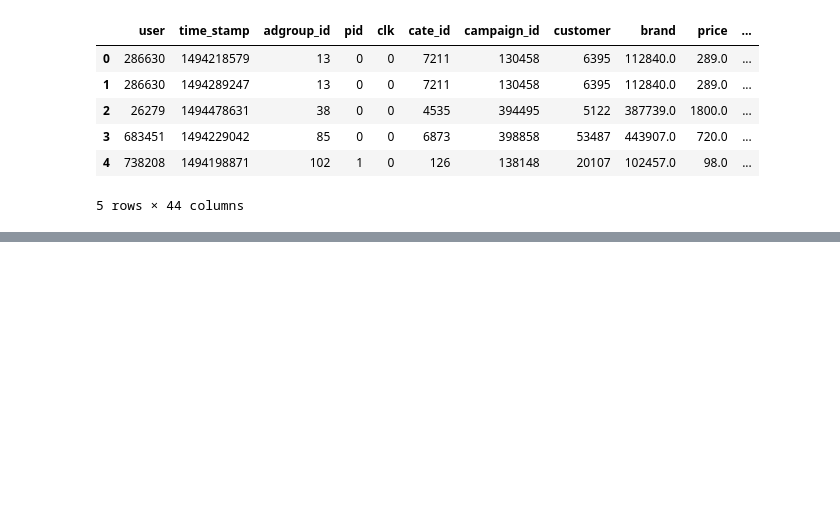
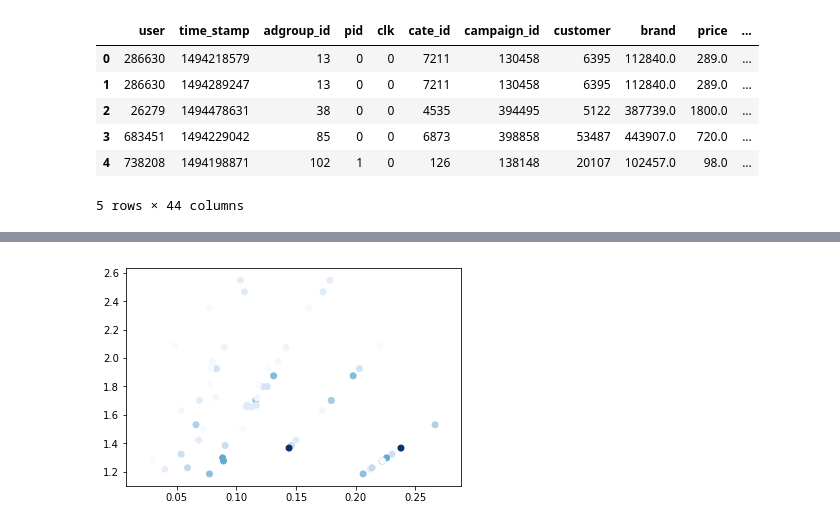
Before and after one commit to Sitorias/AdPrediction, a Jupyter notebook: Basic_Exploration.ipynb, the cells around one changed output, grey strips where cells are left out. Cells and saved outputs as stored; diff of their text form; code cells hidden in the pictures; blank space fills up the shorter version.

```diff
--- a/Basic_Exploration.ipynb
+++ b/Basic_Exploration.ipynb
@@ -137,0 +141,6 @@ train.head()
+# %%
+def encode_units(x):
+    if x <= 0:
+        return 0
+    if x >= 1:
+        return 1
@@ -137,0 +200,2 @@ train.head()
+# %%
+train_sample = train[train['clk']==1][['cate_id','user','clk']]
@@ -137,0 +208,13 @@ train.head()
+# %%
+basket_clk = (train_sample
+          .groupby(['user', 'cate_id'])
+          .count().unstack().reset_index().fillna(0)
+          .set_index('user'))
+basket_sets_clk = basket_clk.applymap(encode_units)
+# %%
+frequent_itemsets_clk = apriori(basket_sets_clk.clk, min_support=0.005, use_colnames=True)
+rules_clk = association_rules(frequent_itemsets_clk, metric="lift", min_threshold=1)
+# %%
+g = plt.scatter(x="confidence", y="lift", data=rules_clk,cmap='Blues',c='support')
+# %% [output]
+[figure, added]
```
Also changed, not shown: parts of 28 cells of this notebook.
